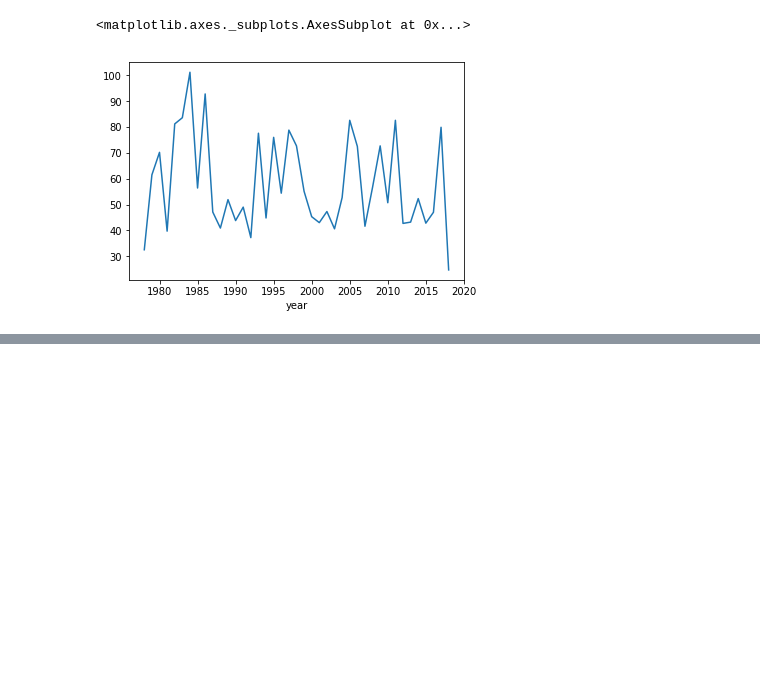
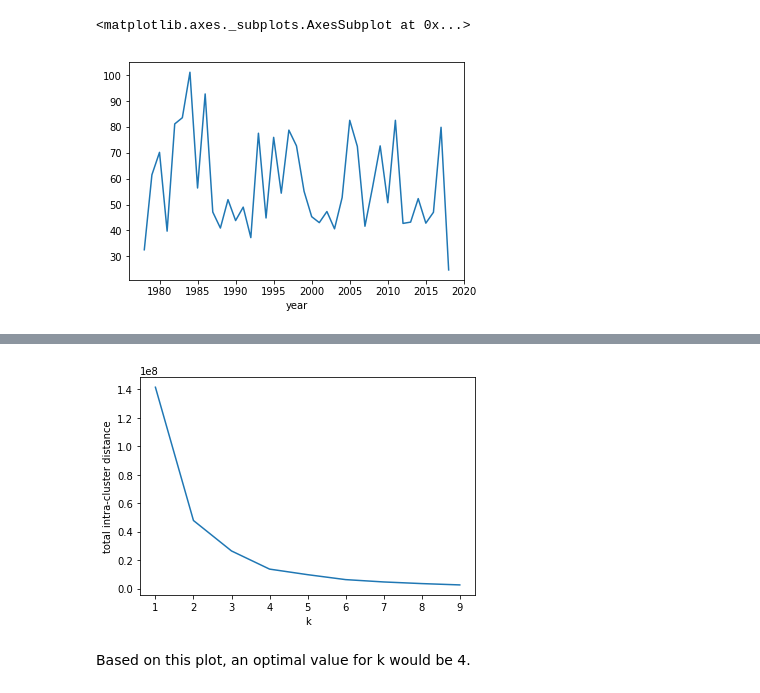
Before and after one commit to TravDraper/DS-Project, a Jupyter notebook: Snotel data project.ipynb, the cells around one changed output, grey strips where cells are left out. Drawn from its saved outputs; the diff is of its cells as text; code cells hidden in the pictures; blank space fills up the shorter version.

```diff
--- a/Snotel data project.ipynb
+++ b/Snotel data project.ipynb
@@ -638,2 +641,29 @@ sites
 # %%
 sites.to_csv('siteLoc.csv')
+# %%
+#This code block contains K-means clustering analysis on sites data.
+#Should be placed in Exploratory Analysis section of final document
+
+from sklearn.cluster import KMeans, AgglomerativeClustering
+
+sites = pd.read_csv("siteLoc.csv")
+
+k_data = sites[["Elevation","Avg Precip","Longitude","Latitude"]]
+X = k_data.as_matrix()
+
+#Determine best K value for K-means clustering analysis
+ks = range(1,10)
+scores = []
+for k in ks:
+    model = KMeans(n_clusters=k, n_init=100)
+    model.fit_predict(X)
+    scores.append(-model.score(X))
+
+plt.plot(ks, scores)
+plt.ylabel('total intra-cluster distance')
+plt.xlabel('k')
+plt.show()
+# %% [output]
+[figure, added]
+# %% [markdown]
+Based on this plot, an optimal value for k would be 4.
```
Also changed, not shown: parts of 1 cell of this notebook, 1 other file.
